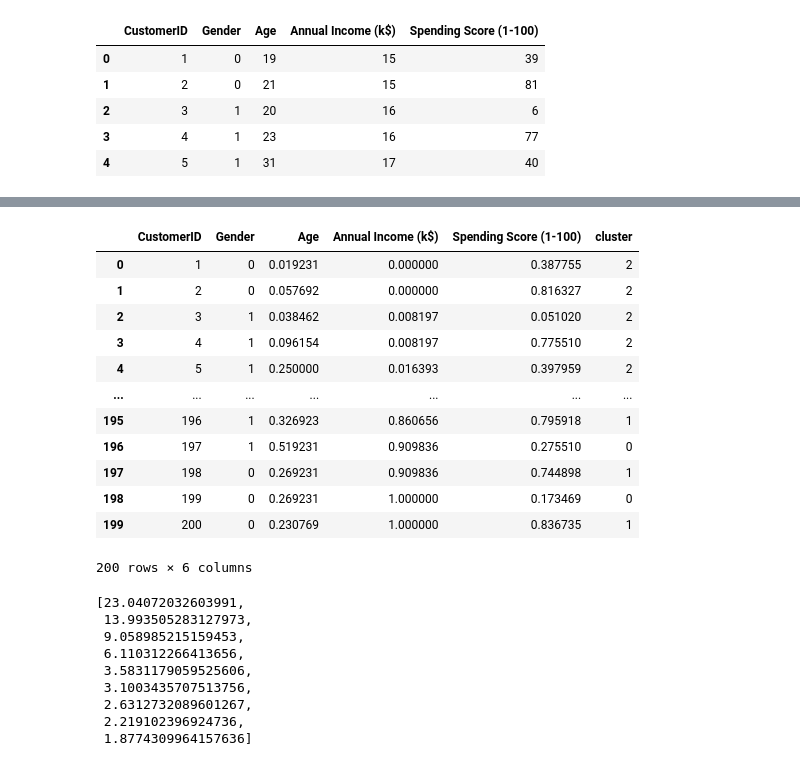
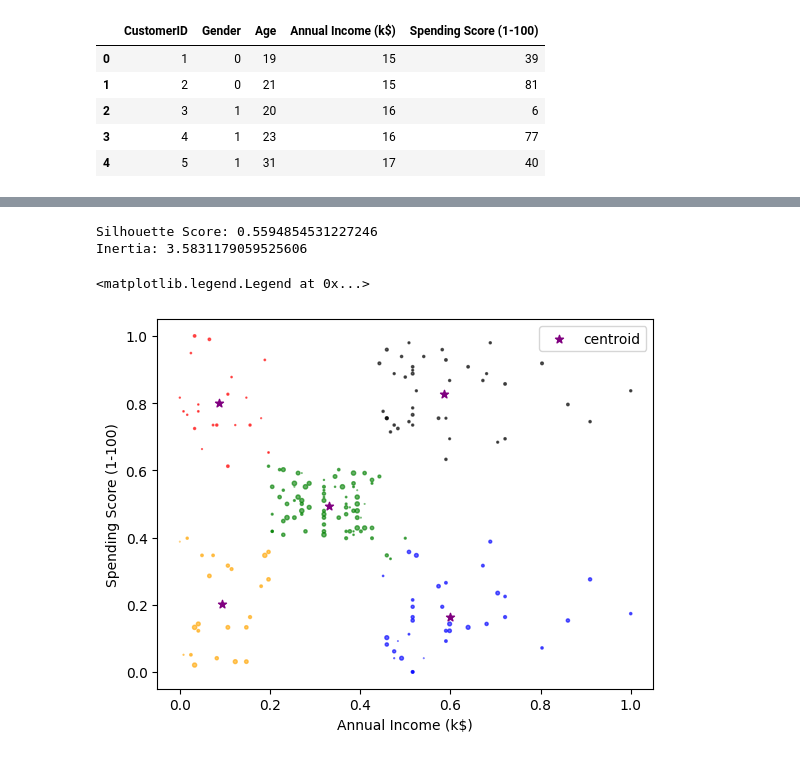
Before and after one commit to prasadsawant7/ML_Algorithms, a Jupyter notebook: Assignment.ipynb, the cells around one changed output, grey strips where cells are left out. Saved outputs shown, nothing was run; the diff lists cells and outputs as text; code cells hidden in the pictures.

```diff
--- a/Assignment.ipynb
+++ b/Assignment.ipynb
@@ -104,5 +214,49 @@ WARNING:matplotlib.legend:No artists with labels found to put in legend.  Note t
+# %%
+# KMeans++
+
+km = KMeans(n_clusters=5, init='k-means++')
+km.n_init = 10
+y_predicted = km.fit_predict(df[['Annual Income (k$)', 'Spending Score (1-100)']])
+df['cluster'] = y_predicted
+
+silhouette_avg = silhouette_score(df[['Annual Income (k$)', 'Spending Score (1-100)']], y_predicted)
+print("Silhouette Score:", silhouette_avg)
+
+inertia = km.inertia_
+print("Inertia:", inertia)
+
+df1 = df[df.cluster==0]
+df2 = df[df.cluster==1]
+df3 = df[df.cluster==2]
+df4 = df[df.cluster==3]
+df5 = df[df.cluster==4]
+
+plt.scatter(df1['Annual Income (k$)'], df1['Spending Score (1-100)'], color='green', s=df1['Age']*10, alpha=0.6)
+plt.scatter(df2['Annual Income (k$)'], df2['Spending Score (1-100)'], color='red', s=df2['Age']*10, alpha=0.6)
+plt.scatter(df3['Annual Income (k$)'], df3['Spending Score (1-100)'], color='black', s=df3['Age']*10, alpha=0.6)
+plt.scatter(df4['Annual Income (k$)'], df4['Spending Score (1-100)'], color='blue', s=df4['Age']*10, alpha=0.6)
+plt.scatter(df5['Annual Income (k$)'], df5['Spending Score (1-100)'], color='orange', s=df5['Age']*10, alpha=0.6)
+
+plt.scatter(km.cluster_centers_[:,0], km.cluster_centers_[:,1], color='purple', marker='*', label='centroid')
+
+plt.xlabel('Annual Income (k$)')
+plt.ylabel('Spending Score (1-100)')
+plt.legend()
+# %% [output]
+Silhouette Score: 0.5594854531227246
+Inertia: 3.5831179059525606
+<matplotlib.legend.Legend at 0x...>
+[figure, added]
 # %%
-scaler = MinMaxScaler()
+import pandas as pd
+import numpy as np
+import matplotlib.pyplot as plt
+from sklearn.cluster import AgglomerativeClustering, DBSCAN
+from sklearn.preprocessing import StandardScaler
+
+# Load and preprocess the dataset
+df = pd.read_csv('Mall_Customers.csv')
+df['Gender'] = df['Gender'].map({'Male': 0, 'Female': 1})
 
 scaler.fit(df[['Age']])
 df.Age = scaler.transform(df[['Age']])
@@ -113,18 +267,7 @@ df['Annual Income (k$)'] = scaler.transform(df[['Annual Income (k$)']])
 scaler.fit(df[['Spending Score (1-100)']])
 df['Spending Score (1-100)'] = scaler.transform(df[['Spending Score (1-100)']])
 
-df
+x = df['Annual Income (k$)']
+y = df['Spending Score (1-100)']
+age = df['Age']
+gender = df['Gender']
-# %% [output]
-|  | CustomerID | Gender | Age | Annual Income (k$) | Spending Score (1-100) | cluster |
-| 0 | 1 | 0 | 0.019231 | 0.000000 | 0.387755 | 2 |
-| 1 | 2 | 0 | 0.057692 | 0.000000 | 0.816327 | 2 |
-| 2 | 3 | 1 | 0.038462 | 0.008197 | 0.051020 | 2 |
-| 3 | 4 | 1 | 0.096154 | 0.008197 | 0.775510 | 2 |
-| 4 | 5 | 1 | 0.250000 | 0.016393 | 0.397959 | 2 |
-| ... | ... | ... | ... | ... | ... | ... |
-| 195 | 196 | 1 | 0.326923 | 0.860656 | 0.795918 | 1 |
-| 196 | 197 | 1 | 0.519231 | 0.909836 | 0.275510 | 0 |
-| 197 | 198 | 0 | 0.269231 | 0.909836 | 0.744898 | 1 |
-| 198 | 199 | 0 | 0.269231 | 1.000000 | 0.173469 | 0 |
-| 199 | 200 | 0 | 0.230769 | 1.000000 | 0.836735 | 1 |
-200 rows × 6 columns
@@ -139,12 +273,0 @@ for k in k_rng:
-# %%
-sse
-# %% [output]
-[23.04072032603991,
- 13.993505283127973,
- 9.058985215159453,
- 6.110312266413656,
- 3.5831179059525606,
- 3.1003435707513756,
- 2.6312732089601267,
- 2.219102396924736,
- 1.8774309964157636]
```
Also changed, not shown: parts of 22 cells of this notebook.
